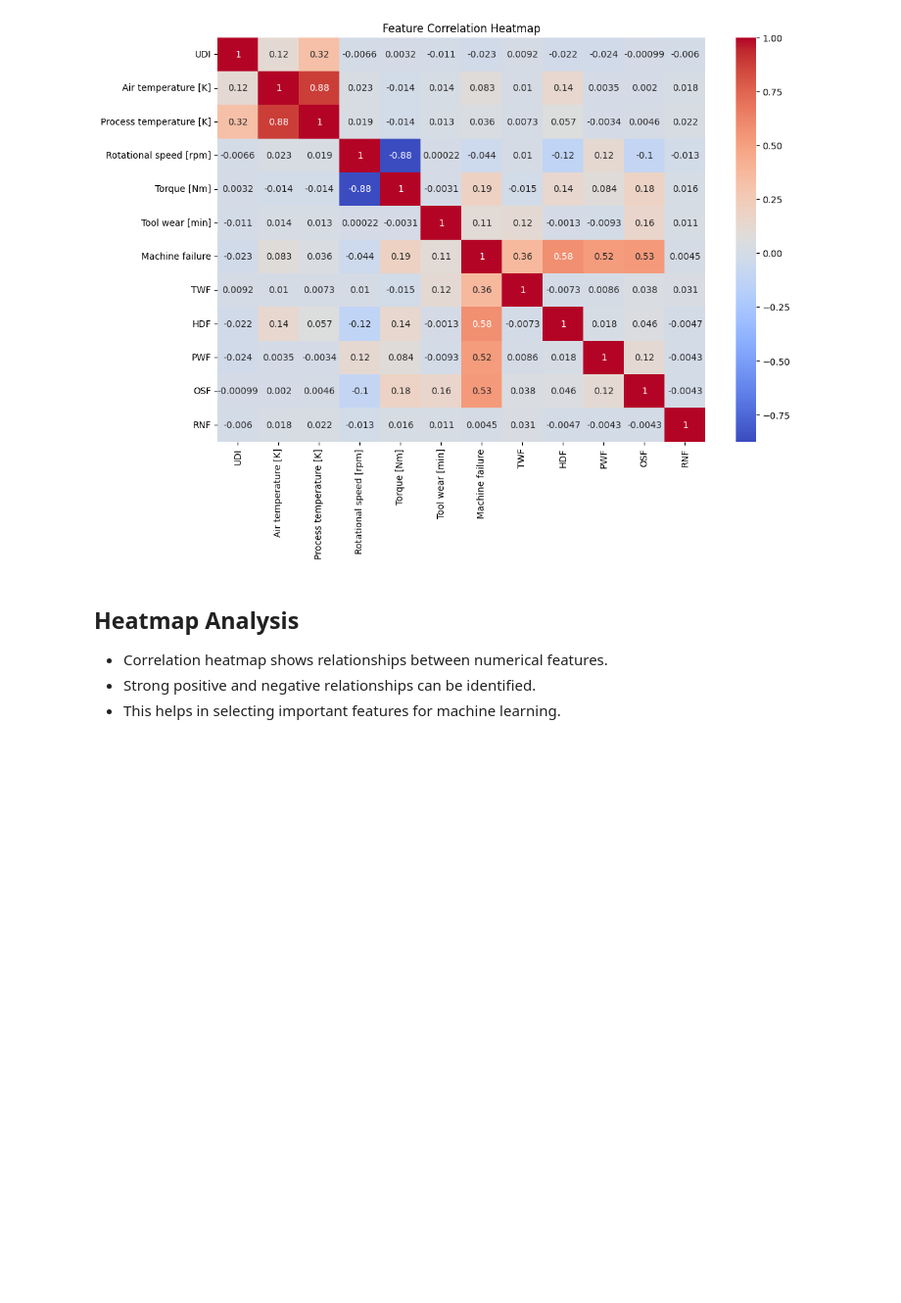
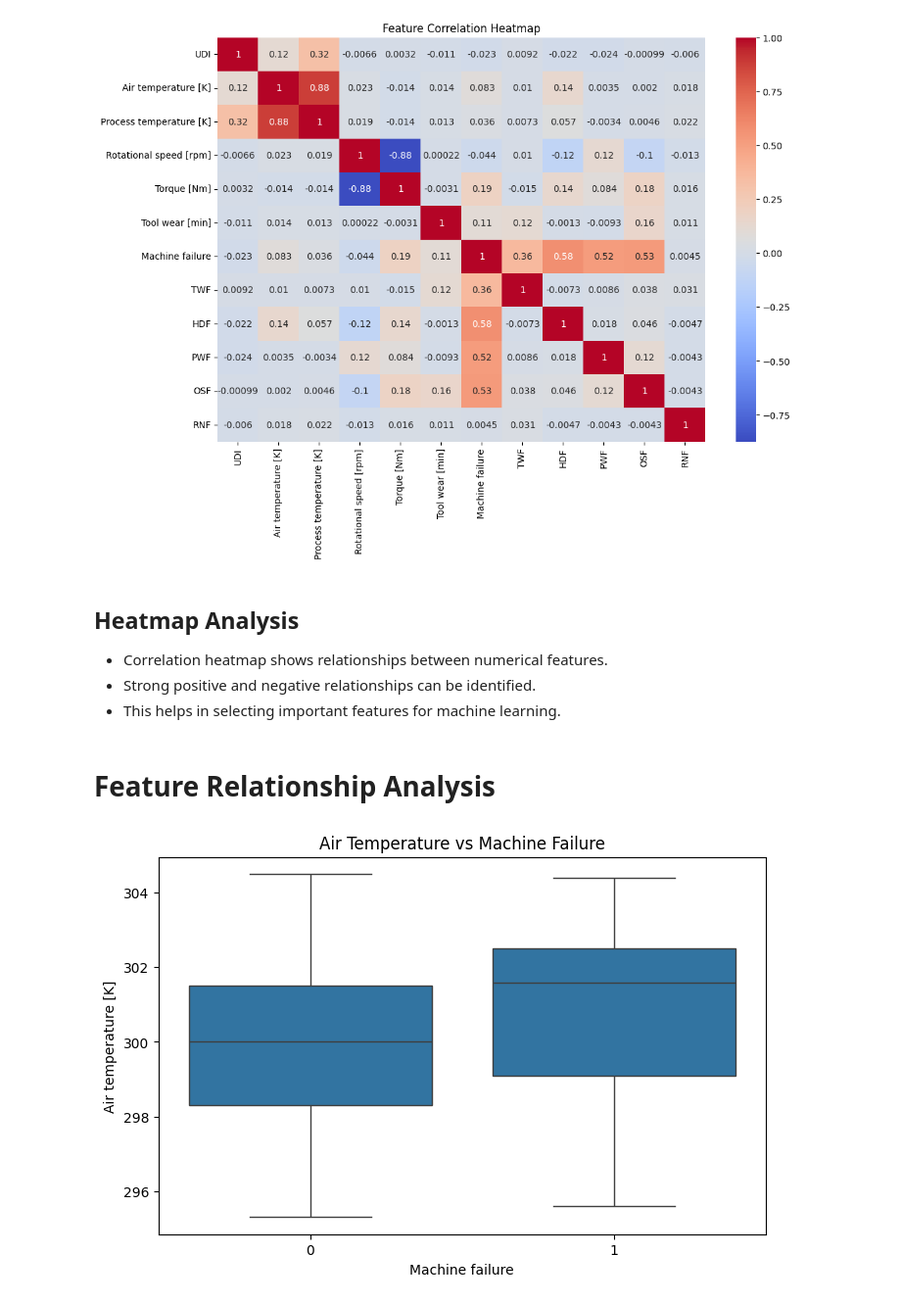
Before and after one commit to durgaanilcodes/predictive-maintenance, a Jupyter notebook: notebooks/eda_analysis (5).ipynb, the cells around one changed output. Shown at 98% size. Saved outputs shown, nothing was run; the diff lists cells and outputs as text; code cells hidden in the pictures; blank space fills up the shorter version.

Commit message:
Added feature relationship visualizations

```diff
--- a/notebooks/eda_analysis (4).ipynb
+++ b/notebooks/eda_analysis (5).ipynb
@@ -187,3 +204,16 @@ plt.show()
 - Correlation heatmap shows relationships between numerical features.
 - Strong positive and negative relationships can be identified.
 - This helps in selecting important features for machine learning.
+# %% [markdown]
+# Feature Relationship Analysis
+# %%
+plt.figure(figsize=(8,5))
+sns.boxplot(
+    x='Machine failure',
+    y='Air temperature [K]',
+    data=df
+)
+plt.title("Air Temperature vs Machine Failure")
+plt.show()
+# %% [output]
+[figure, added]
```
Also changed, not shown: parts of 9 cells of this notebook.
